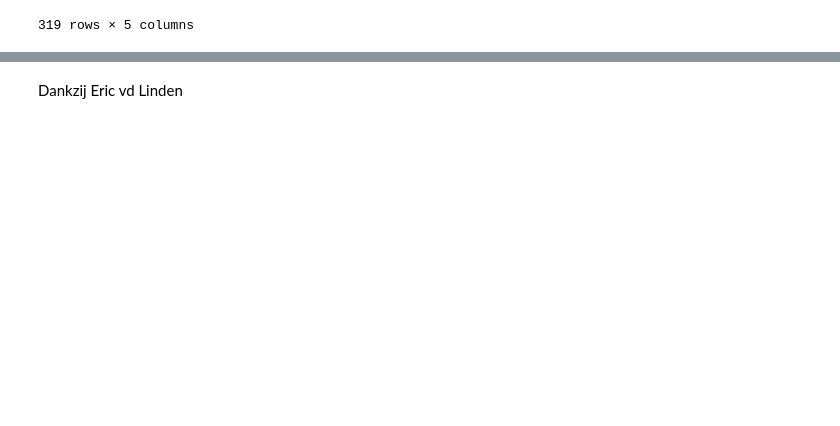
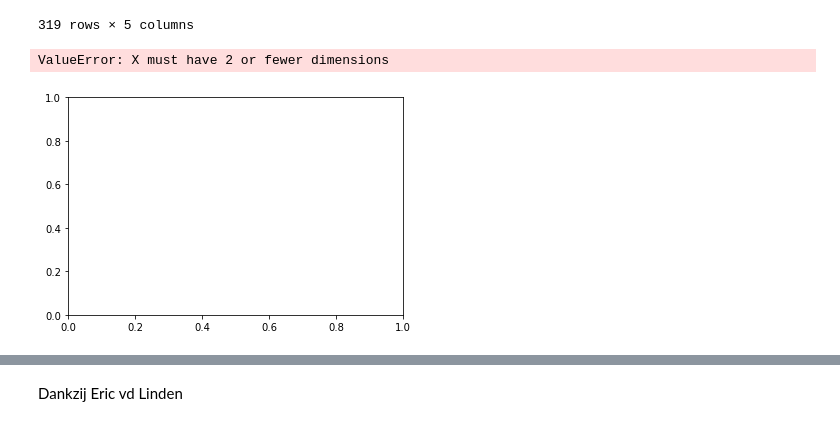
Before and after one commit to CARomein/AGOT, a Jupyter notebook: bern_annotated.ipynb, the cells around one changed output, grey strips where cells are left out. Saved outputs shown, nothing was run; the diff lists cells and outputs as text; code cells hidden in the pictures; blank space fills up the shorter version.

```diff
--- a/bern_annotated.ipynb
+++ b/bern_annotated.ipynb
@@ -552,6 +553,29 @@ df[ ['date', 'title', 'secondarycategory', 'subcategories', 'archive'] ][
 | 7537 | 1796-12-26 | Verordnung ansehend die Ertheilun... | Fahrende Leute | Pässe; Paßkontrolle | StAB, A I 513, S. 456-458 |
 | 7543 | 1797-02-21 | Erneüerung und Verschärfung der V... | Fahrende Leute | Pässe; Paßkontrolle; Landesverwei... | StAB, A I 513, S. 476-479 |
 319 rows × 5 columns
+# %%
+import matplotlib.pyplot as plt
+
+value1 = [(df['secondarycategory']== 'Zigeuner')]
+value2=[(df['secondarycategory']=='Juden')]
+value3=[(df['secondarycategory']=='Fahrende Leute')]
+
+box_plot_data=[value1,value2,value3]
+
+box=plt.boxplot(box_plot_data,vert=0,patch_artist=True,labels=['Zigeuner','Juden','Fahrende Leute'],
+
+            )
+
+colors = ['cyan', 'lightblue', 'lightgreen']
+
+for patch, color in zip(box['boxes'], colors):
+
+    patch.set_facecolor(color)
+
+plt.show()
+# %% [output]
+ValueError: X must have 2 or fewer dimensions
+[figure, added]
 # %%
 df_bern = df[ ['date', 'title', 'secondarycategory', 'subcategories', 'archive'] ][
         (df['secondarycategory']=='Zigeuner') |
```
Also changed, not shown: parts of 18 cells of this notebook, 5 other files.
